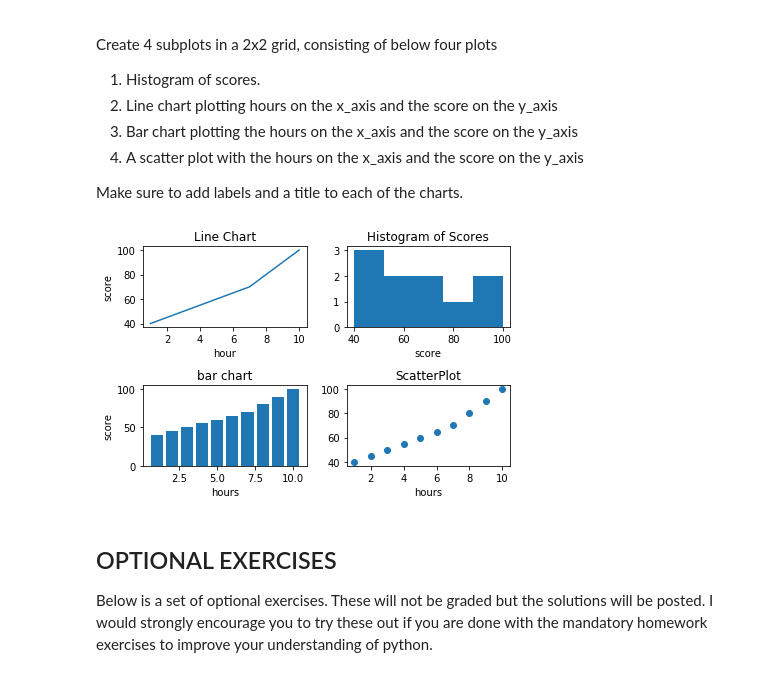
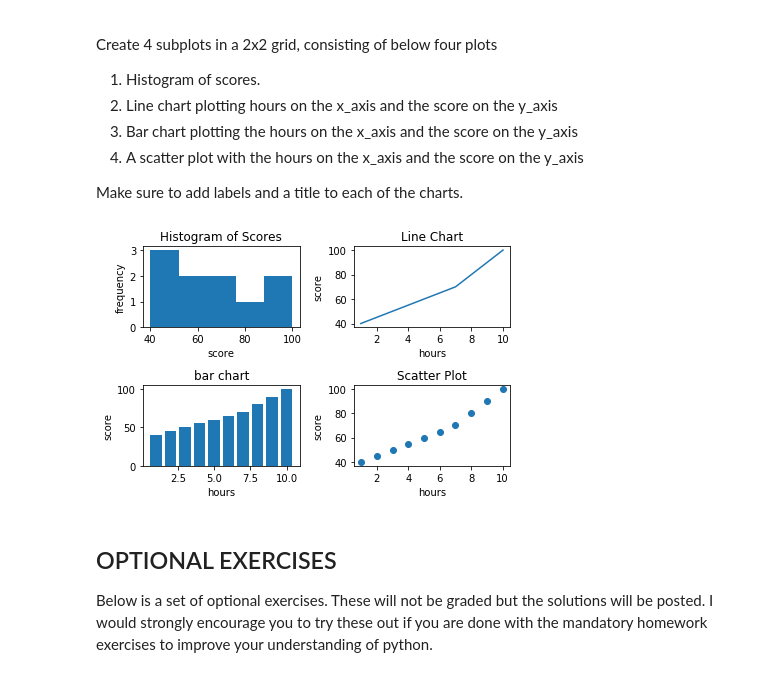
Before and after one commit to jimmchen/intropy, a Jupyter notebook: hw12.ipynb, the cells around one changed output. Saved outputs shown, nothing was run; the diff lists cells and outputs as text; code cells hidden in the pictures.

```diff
--- a/hw12.ipynb
+++ b/hw12.ipynb
@@ -175,27 +173,33 @@ Make sure to add labels and a title to each of the charts.
 # %%
 import matplotlib.pyplot as shareplt
 hours = [1,2,3,4,5,6,7,8,9,10]
 score = [40,45,50,55,60,65,70,80,90,100]
 
-f, ((ax1, ax2), (ax3, ax4)) = plt.subplots(2, 2)
-ax1.plot(hours,score)
-ax1.set_title('Line Chart')
-ax1.set_ylabel('score')
-ax1.set_xlabel('hour')
-ax2.hist(score,bins= range(40,101,12))
-ax2.set_title("Histogram of Scores")
-ax2.set_xlabel('score')
+f, ((ax1, ax2), (ax3, ax4)) = shareplt.subplots(2, 2)
+
+ax1.hist(score,bins= range(40,101,12))
+ax1.set_title("Histogram of Scores")
+ax1.set_xlabel('score')
+ax1.set_ylabel('frequency')
+
+ax2.plot(hours,score)
+ax2.set_title('Line Chart')
+ax2.set_ylabel('score')
+ax2.set_xlabel('hours')
+
 ax3.bar(hours,score)
 ax3.set_title('bar chart')
 ax3.set_xlabel('hours')
 ax3.set_ylabel('score')
+
 ax4.scatter(hours,score)
-ax4.set_title('ScatterPlot')
+ax4.set_title('Scatter Plot')
 ax4.set_xlabel('hours')
+ax4.set_ylabel('score')
 shareplt.tight_layout()
 shareplt.show()
 # %% [output]
-[figure, old version]
+[figure, new version]
 # %% [markdown]
 ## OPTIONAL EXERCISES
 
```
Also changed, not shown: parts of 4 cells of this notebook.
